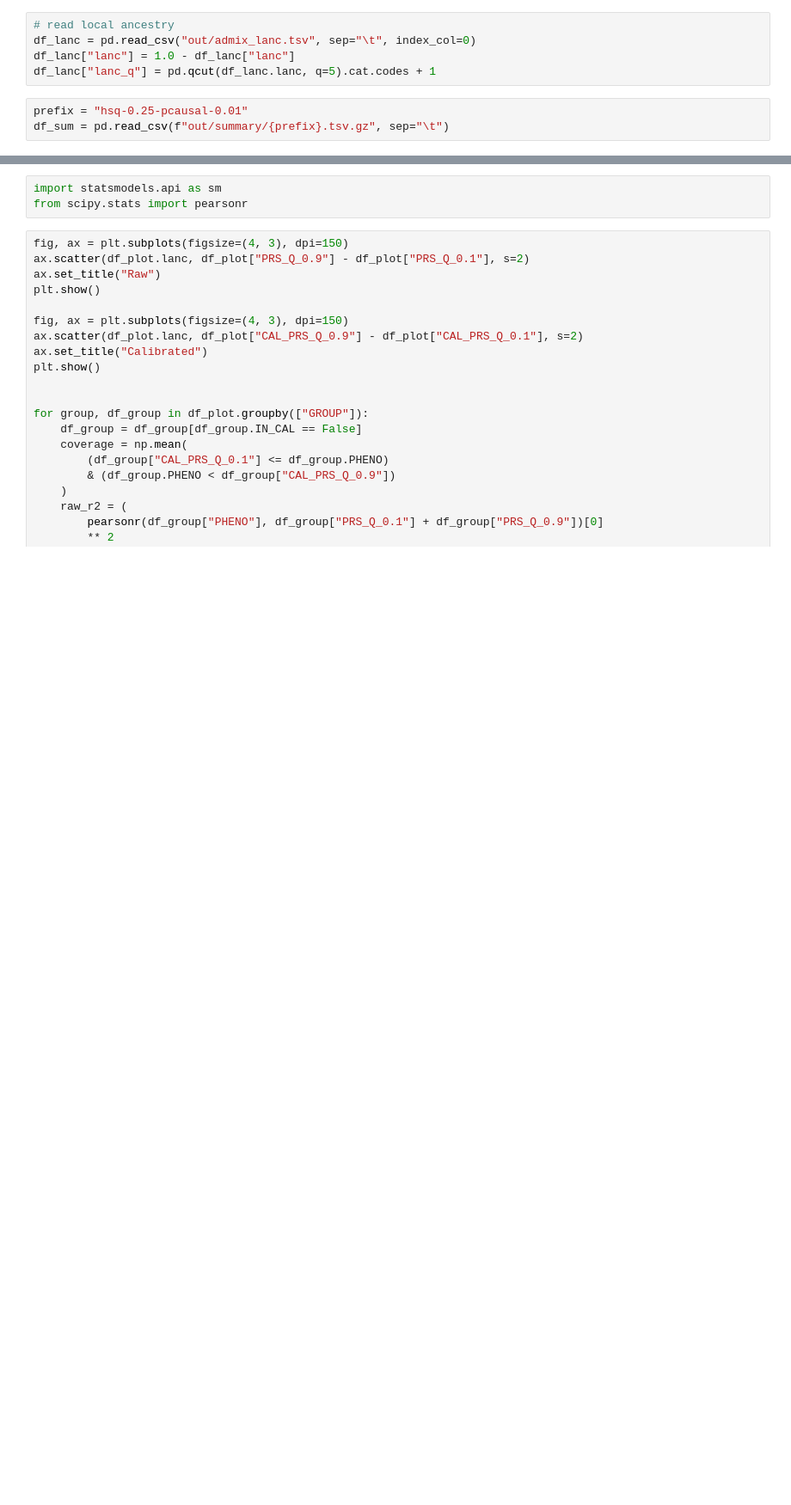
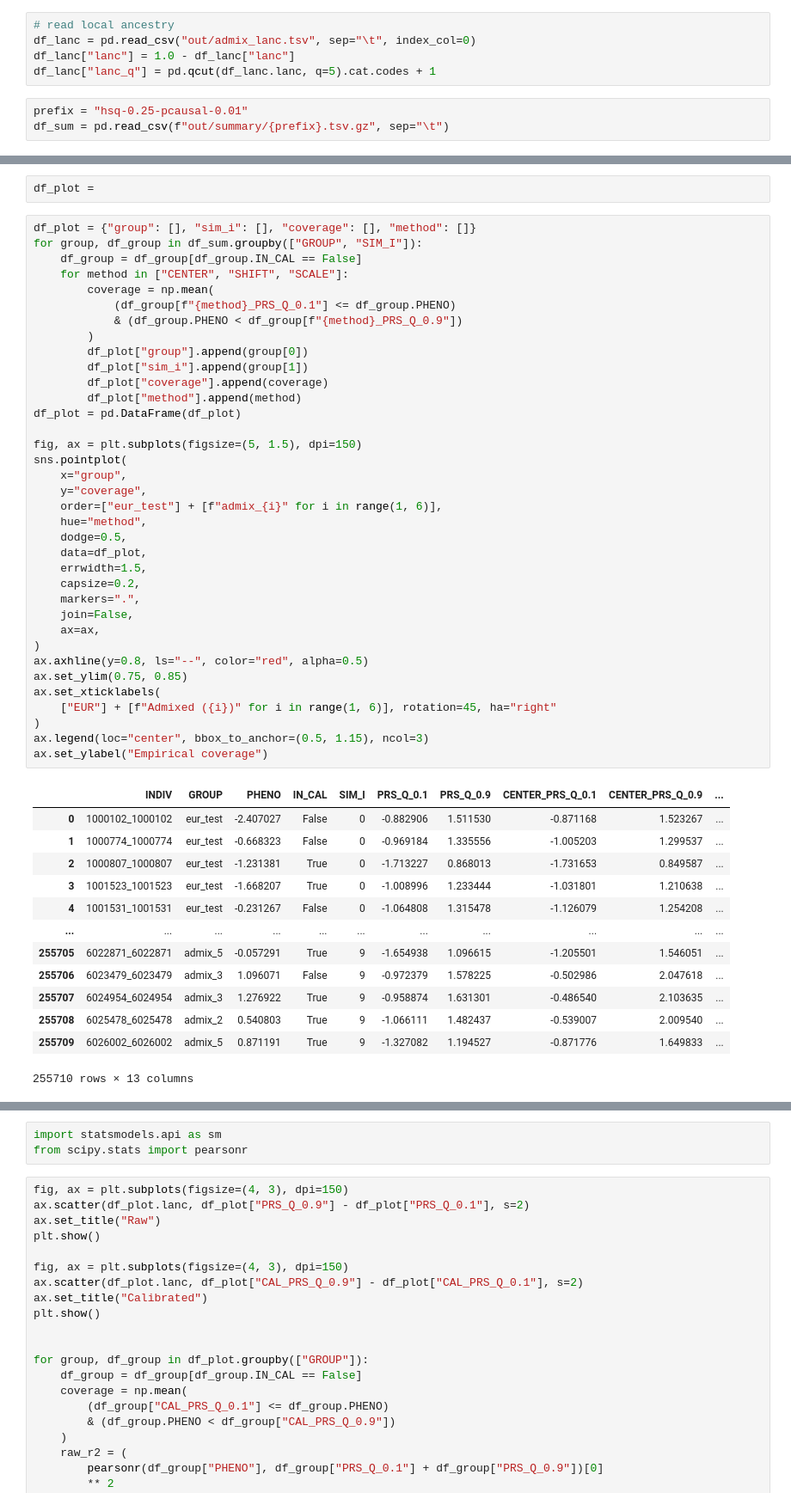
Before and after one commit to KangchengHou/calpred-manuscript, a Jupyter notebook: experiments/02_simulation/02_plot.ipynb, the cells around one changed output, grey strips where cells are left out. Shown: that part at 86% size. Cells and saved outputs as stored; diff of their text form; blank space fills up the shorter version.

```diff
--- a/experiments/02_simulation/02_plot.ipynb
+++ b/experiments/02_simulation/02_plot.ipynb
@@ -65 +127,53 @@ Text(0, 0.5, 'Empirical coverage')
+# %%
+df_plot =
+# %%
+df_plot = {"group": [], "sim_i": [], "coverage": [], "method": []}
+for group, df_group in df_sum.groupby(["GROUP", "SIM_I"]):
+    df_group = df_group[df_group.IN_CAL == False]
+    for method in ["CENTER", "SHIFT", "SCALE"]:
+        coverage = np.mean(
+            (df_group[f"{method}_PRS_Q_0.1"] <= df_group.PHENO)
+            & (df_group.PHENO < df_group[f"{method}_PRS_Q_0.9"])
+        )
+        df_plot["group"].append(group[0])
+        df_plot["sim_i"].append(group[1])
+        df_plot["coverage"].append(coverage)
+        df_plot["method"].append(method)
+df_plot = pd.DataFrame(df_plot)
+
+fig, ax = plt.subplots(figsize=(5, 1.5), dpi=150)
+sns.pointplot(
+    x="group",
+    y="coverage",
+    order=["eur_test"] + [f"admix_{i}" for i in range(1, 6)],
+    hue="method",
+    dodge=0.5,
+    data=df_plot,
+    errwidth=1.5,
+    capsize=0.2,
+    markers=".",
+    join=False,
+    ax=ax,
+)
+ax.axhline(y=0.8, ls="--", color="red", alpha=0.5)
+ax.set_ylim(0.75, 0.85)
+ax.set_xticklabels(
+    ["EUR"] + [f"Admixed ({i})" for i in range(1, 6)], rotation=45, ha="right"
+)
+ax.legend(loc="center", bbox_to_anchor=(0.5, 1.15), ncol=3)
+ax.set_ylabel("Empirical coverage")
+# %% [output]
+|  | INDIV | GROUP | PHENO | IN_CAL | SIM_I | PRS_Q_0.1 | PRS_Q_0.9 | CENTER_PRS_Q_0.1 | CENTER_PRS_Q_0.9 | ... |
+| 0 | 1000102_1000102 | eur_test | -2.407027 | False | 0 | -0.882906 | 1.511530 | -0.871168 | 1.523267 | ... |
+| 1 | 1000774_1000774 | eur_test | -0.668323 | False | 0 | -0.969184 | 1.335556 | -1.005203 | 1.299537 | ... |
+| 2 | 1000807_1000807 | eur_test | -1.231381 | True | 0 | -1.713227 | 0.868013 | -1.731653 | 0.849587 | ... |
+| 3 | 1001523_1001523 | eur_test | -1.668207 | True | 0 | -1.008996 | 1.233444 | -1.031801 | 1.210638 | ... |
+| 4 | 1001531_1001531 | eur_test | -0.231267 | False | 0 | -1.064808 | 1.315478 | -1.126079 | 1.254208 | ... |
+| ... | ... | ... | ... | ... | ... | ... | ... | ... | ... | ... |
+| 255705 | 6022871_6022871 | admix_5 | -0.057291 | True | 9 | -1.654938 | 1.096615 | -1.205501 | 1.546051 | ... |
+| 255706 | 6023479_6023479 | admix_3 | 1.096071 | False | 9 | -0.972379 | 1.578225 | -0.502986 | 2.047618 | ... |
+| 255707 | 6024954_6024954 | admix_3 | 1.276922 | True | 9 | -0.958874 | 1.631301 | -0.486540 | 2.103635 | ... |
+| 255708 | 6025478_6025478 | admix_2 | 0.540803 | True | 9 | -1.066111 | 1.482437 | -0.539007 | 2.009540 | ... |
+| 255709 | 6026002_6026002 | admix_5 | 0.871191 | True | 9 | -1.327082 | 1.194527 | -0.871776 | 1.649833 | ... |
+255710 rows × 13 columns
 # %%
```
Also changed, not shown: parts of 9 cells of this notebook, 3 other files.
